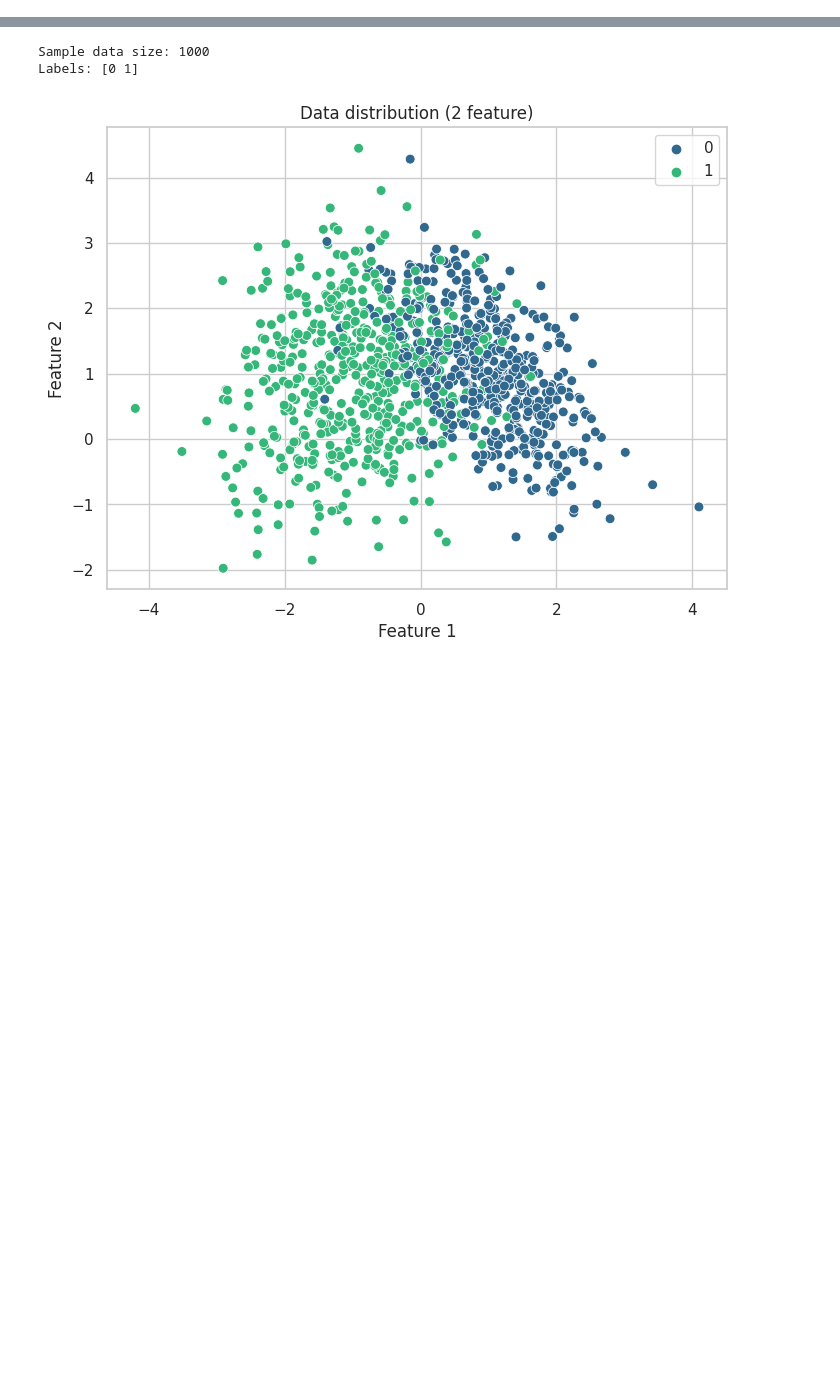
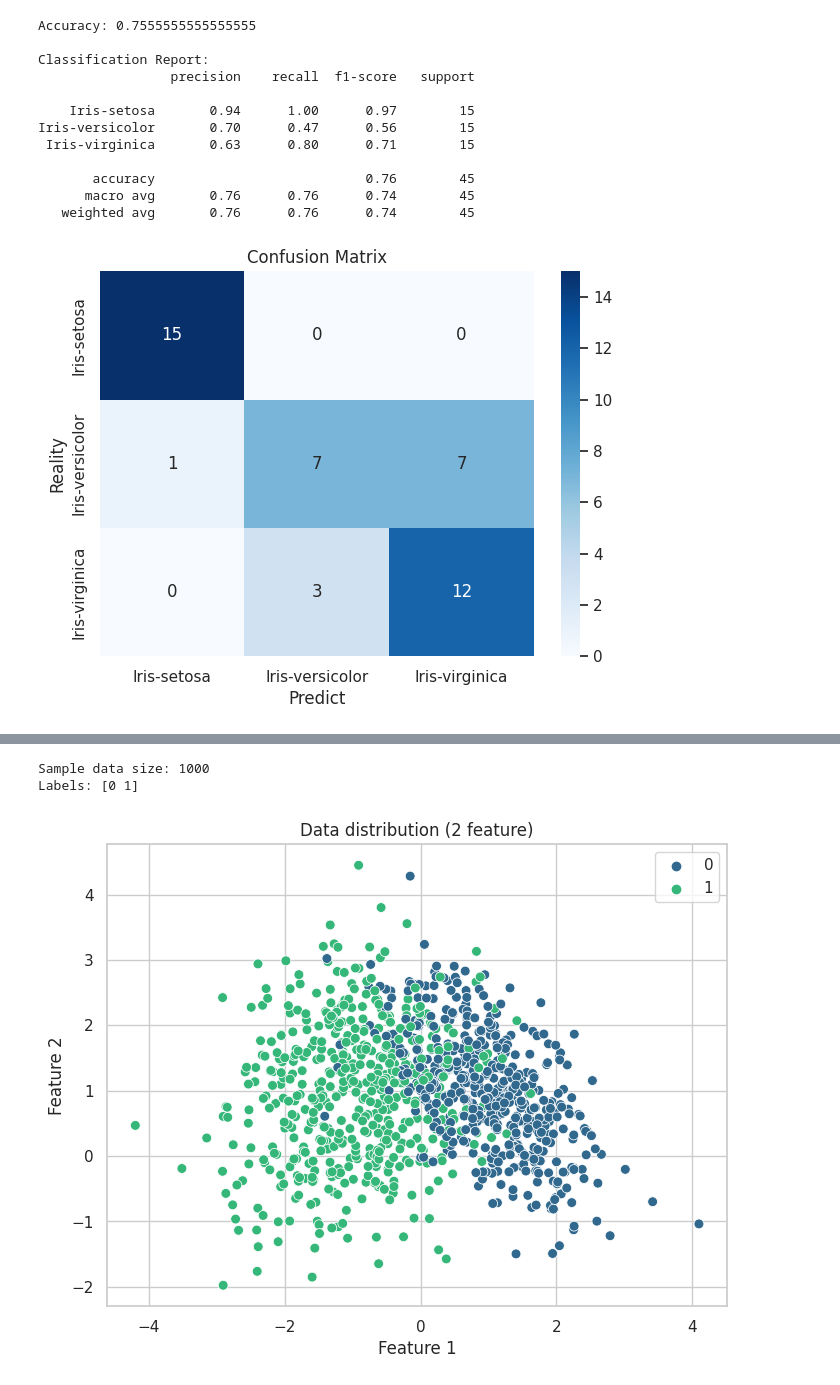
Before and after one commit to ductai05/machine-learning, a Jupyter notebook: ml-logistic-regression.ipynb, the cells around one changed output, grey strips where cells are left out. Saved outputs shown, nothing was run; the diff lists cells and outputs as text; code cells hidden in the pictures; blank space fills up the shorter version.

```diff
--- a/ml-logistic-regression.ipynb
+++ b/ml-logistic-regression.ipynb
@@ -17,0 +76,64 @@ sns.set(style='whitegrid')
+# %%
+labels = df['Species'].unique()
+labels.sort()
+label_to_num = {label: idx for idx, label in enumerate(labels)}
+# %%
+# ----------------------------
+# Model 1: Sepal feature
+# ----------------------------
+features_sepal = ['SepalLengthCm', 'SepalWidthCm']
+X_sepal = df[features_sepal]
+y = df['Species']
+
+X_train_sepal, X_test_sepal, y_train_sepal, y_test_sepal = train_test_split(X_sepal, y, test_size=0.3, random_state=42, stratify=y)
+
+# Train model
+model_sepal = OneVsRestClassifier(LogisticRegression(max_iter=200, solver='lbfgs'))
+model_sepal.fit(X_sepal, y)
+
+# Predict on test set
+y_pred_sepal = model_sepal.predict(X_test_sepal)
+y_pred_proba_sepal = model_sepal.predict_proba(X_test_sepal)[:, 1]
+
+# Evaluate model
+print("Accuracy:", accuracy_score(y_test_sepal, y_pred_sepal))
+print("\nClassification Report:")
+print(classification_report(y_test_sepal, y_pred_sepal))
+
+# Confusion Matrix
+cm = confusion_matrix(y_test_sepal, y_pred_sepal, labels=labels)
+plt.figure(figsize=(7, 5))
+sns.heatmap(cm, annot=True, fmt="d", cmap="Blues",
+            xticklabels=label_to_num,
+            yticklabels=label_to_num)
+plt.title("Confusion Matrix")
+plt.xlabel("Predict")
+plt.ylabel("Reality")
+plt.show()
+
+# Create grid for Sepal space
+x_min, x_max = X_sepal['SepalLengthCm'].min() - 0.5, X_sepal['SepalLengthCm'].max() + 0.5
+y_min, y_max = X_sepal['SepalWidthCm'].min() - 0.5, X_sepal['SepalWidthCm'].max() + 0.5
+xx1, yy1 = np.meshgrid(np.linspace(x_min, x_max, 200),
+                       np.linspace(y_min, y_max, 200))
+grid_sepal = np.c_[xx1.ravel(), yy1.ravel()]
+
+# Predict on grid
+grid_preds_sepal = model_sepal.predict(grid_sepal)
+# Label to number, use for contour
+grid_preds_sepal_num = np.vectorize(label_to_num.get)(grid_preds_sepal)
+grid_preds_sepal_num = grid_preds_sepal_num.reshape(xx1.shape)
+# %% [output]
+Accuracy: 0.7555555555555555
+
+Classification Report:
+                 precision    recall  f1-score   support
+
+    Iris-setosa       0.94      1.00      0.97        15
+Iris-versicolor       0.70      0.47      0.56        15
+ Iris-virginica       0.63      0.80      0.71        15
+
+       accuracy                           0.76        45
+      macro avg       0.76      0.76      0.74        45
+   weighted avg       0.76      0.76      0.74        45
+[figure, added]
```
Also changed, not shown: parts of 15 cells of this notebook.
